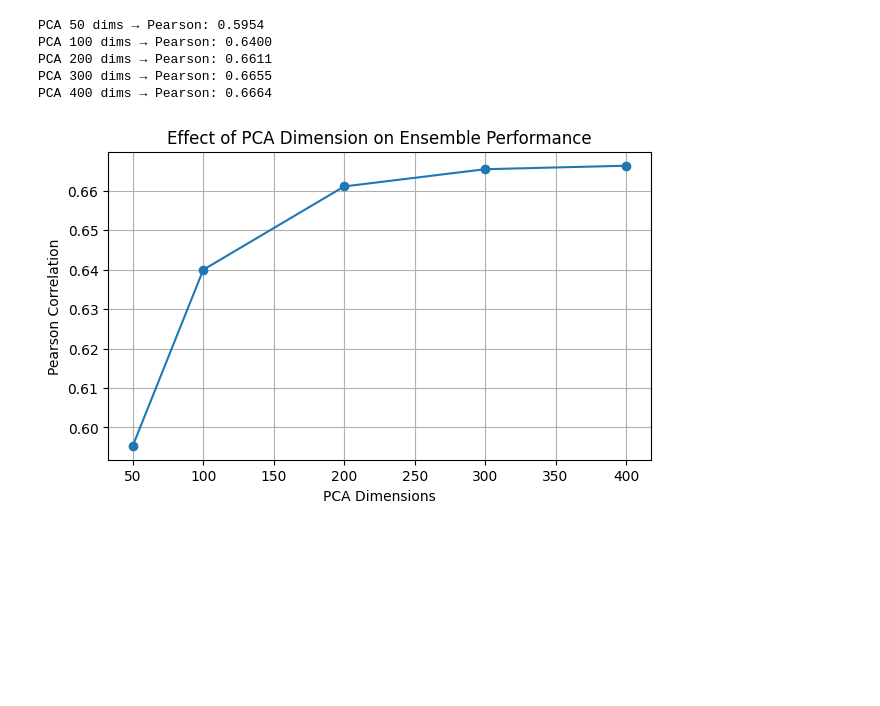
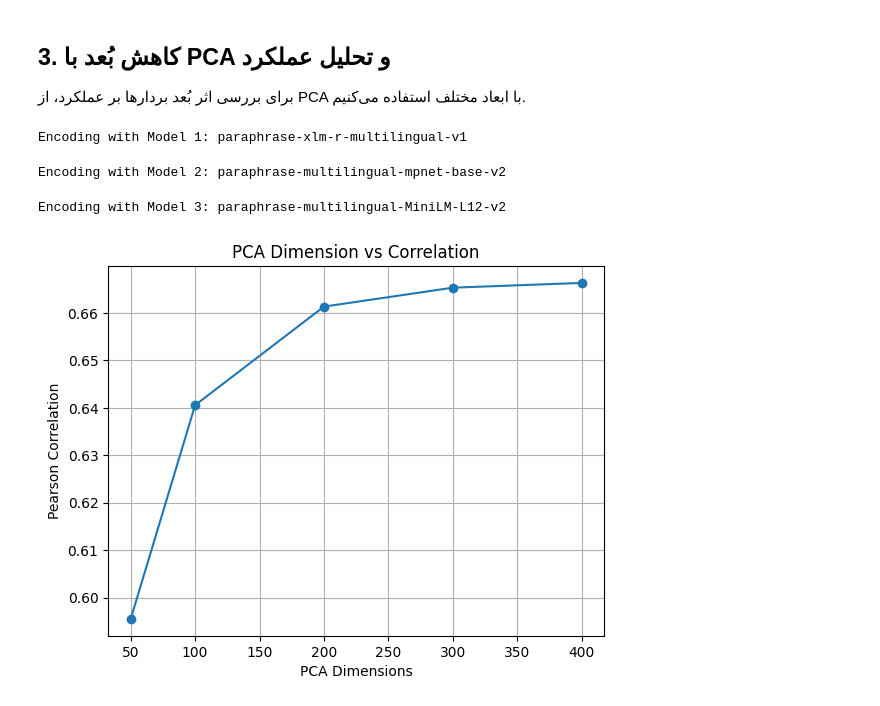
Before and after one commit to amirrezash80/NLP_Project, a Jupyter notebook: demo/demo_sts.ipynb, the cells around one changed output. Drawn from its saved outputs; the diff is of its cells as text; code cells hidden in the pictures; blank space fills up the shorter version.

```diff
--- a/demo/demo_sts.ipynb
+++ b/demo/demo_sts.ipynb
@@ -125,0 +83,18 @@ Ensemble (No PCA) Pearson Correlation: 0.6573
+# %%
+model = models[0]
+print("Encoding sentences in bulk...")
+e1 = model.encode(df["farsiSentence"].tolist(), show_progress_bar=True)
+e2 = model.encode(df["englishSentence"].tolist(), show_progress_bar=True)
+
+# 2. Calculate similarities for all rows at once
+scores = 1 - paired_cosine_distances(e1, e2)
+
+# 3. Calculate and print correlation
+corr, _ = pearsonr(scores, df["score"])
+# print(f"\nPearson Correlation: {corr:.4f}")print(f"\nPearson Correlation: {corr:.4f}")scores = []
+# for _, row in df.iterrows():
+#     e1 = model.encode(row["farsiSentence"], convert_to_numpy=True)
+#     e2 = model.encode(row["englishSentence"], convert_to_numpy=True)
+#     scores.append(cosine_similarity(e1.reshape(1,-1), e2.reshape(1,-1))[0][0])
+
+pearsonr(scores, df["score"])[0]
@@ -126,30 +142,34 @@ Ensemble (No PCA) Pearson Correlation: 0.6573
+# %% [markdown]
+## 3. کاهش بُعد با PCA و تحلیل عملکرد
+
+برای بررسی اثر بُعد بردارها بر عملکرد،
+از PCA با ابعاد مختلف استفاده می‌کنیم.
 # %%
+emb1_large, emb2_large = get_ensemble_embeddings(df, models)
+
+# 3. PCA Analysis
 PCA_DIMS = [50, 100, 200, 300, 400]
-pca_results = []
+results = []
 
 for dim in PCA_DIMS:
     pca = PCA(n_components=dim)
-    fa_pca = pca.fit_transform(emb_fa_ens)
-    en_pca = pca.transform(emb_en_ens)
+    e1_pca = pca.fit_transform(emb1_large)
+    e2_pca = pca.transform(emb2_large)
 
-    sims = 1 - paired_cosine_distances(fa_pca, en_pca)
-    corr, _ = pearsonr(sims, df["score"])
-    pca_results.append(corr)
+    sims = 1 - paired_cosine_distances(e1_pca, e2_pca)
+    res, _ = pearsonr(sims, df["score"])
+    results.append(res)
 
-    print(f"PCA {dim} dims → Pearson: {corr:.4f}")
+# Plotting the results
+
+plt.plot(PCA_DIMS, results, marker='o')
+plt.xlabel("PCA Dimensions")
+plt.ylabel("Pearson Correlation")
+plt.title("PCA Dimension vs Correlation")
+plt.grid(True)
+plt.show()
 # %% [output]
-PCA 50 dims → Pearson: 0.5954
-PCA 100 dims → Pearson: 0.6400
-PCA 200 dims → Pearson: 0.6611
-PCA 300 dims → Pearson: 0.6655
-PCA 400 dims → Pearson: 0.6664
+Encoding with Model 1: paraphrase-xlm-r-multilingual-v1
+Encoding with Model 2: paraphrase-multilingual-mpnet-base-v2
+Encoding with Model 3: paraphrase-multilingual-MiniLM-L12-v2
+[figure, added]
-# %%
-plt.figure(figsize=(7,4))
-plt.plot(PCA_DIMS, pca_results, marker="o")
-plt.xlabel("PCA Dimensions")
-plt.ylabel("Pearson Correlation")
-plt.title("Effect of PCA Dimension on Ensemble Performance")
-plt.grid(True)
-plt.show()
-# %% [output]
-[figure, removed]
```
Also changed, not shown: parts of 17 cells of this notebook, 1 other file.
